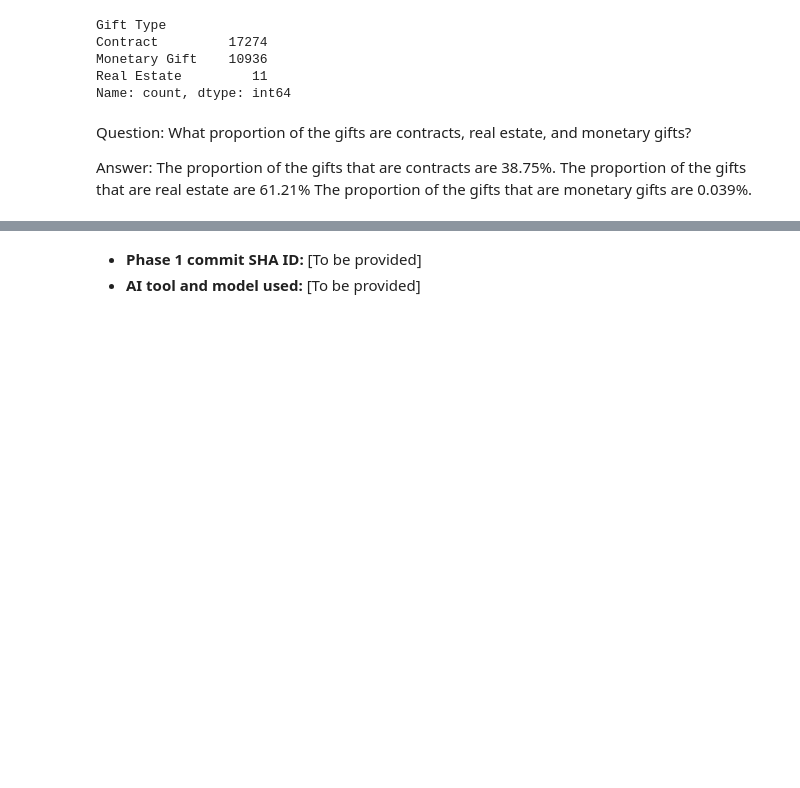
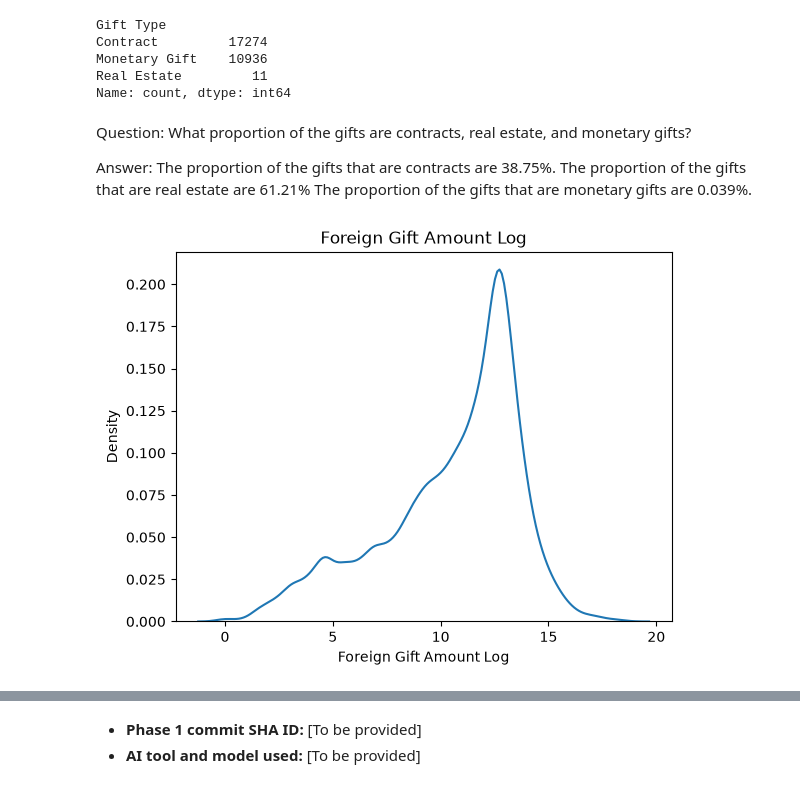
Before and after one commit to hwayalew/A02-eda-and-visualization, a Jupyter notebook: notebook.ipynb, the cells around one changed output, grey strips where cells are left out. Drawn from its saved outputs; the diff is of its cells as text; code cells hidden in the pictures; blank space fills up the shorter version.

Commit message:
Question 2 Foreign Gift Amount Log Conditional

```diff
--- a/notebook.ipynb
+++ b/notebook.ipynb
@@ -127,3 +127,23 @@ Name: count, dtype: int64
 Question: What proportion of the gifts are contracts, real estate, and monetary gifts?
 
 Answer: The proportion of the gifts that are contracts are 38.75%. The proportion of the gifts that are real estate are 61.21% The proportion of the gifts that are monetary gifts are 0.039%.
+# %%
+# Create a kernel density plot of the log of `Foreign Gift Amount`,
+
+# the Foreign Gift Amount (checks the foreign gift amount columns that are greater than 0 for log)
+gift_data = df[df["Foreign Gift Amount"] > 0].copy()
+
+# Creating log function
+log_data = np.log(gift_data["Foreign Gift Amount"])
+
+# Kernel density plot for the log of Foreign Gift Amount
+sns.kdeplot(data = gift_data, x = log_data, label="Seaborn KDE")
+
+plt.title("Foreign Gift Amount Log")
+
+plt.xlabel("Foreign Gift Amount Log")
+plt.ylabel("Density")
+
+plt.show()
+# %% [output]
+[figure, added]
```
Also changed, not shown: parts of 2 cells of this notebook.
